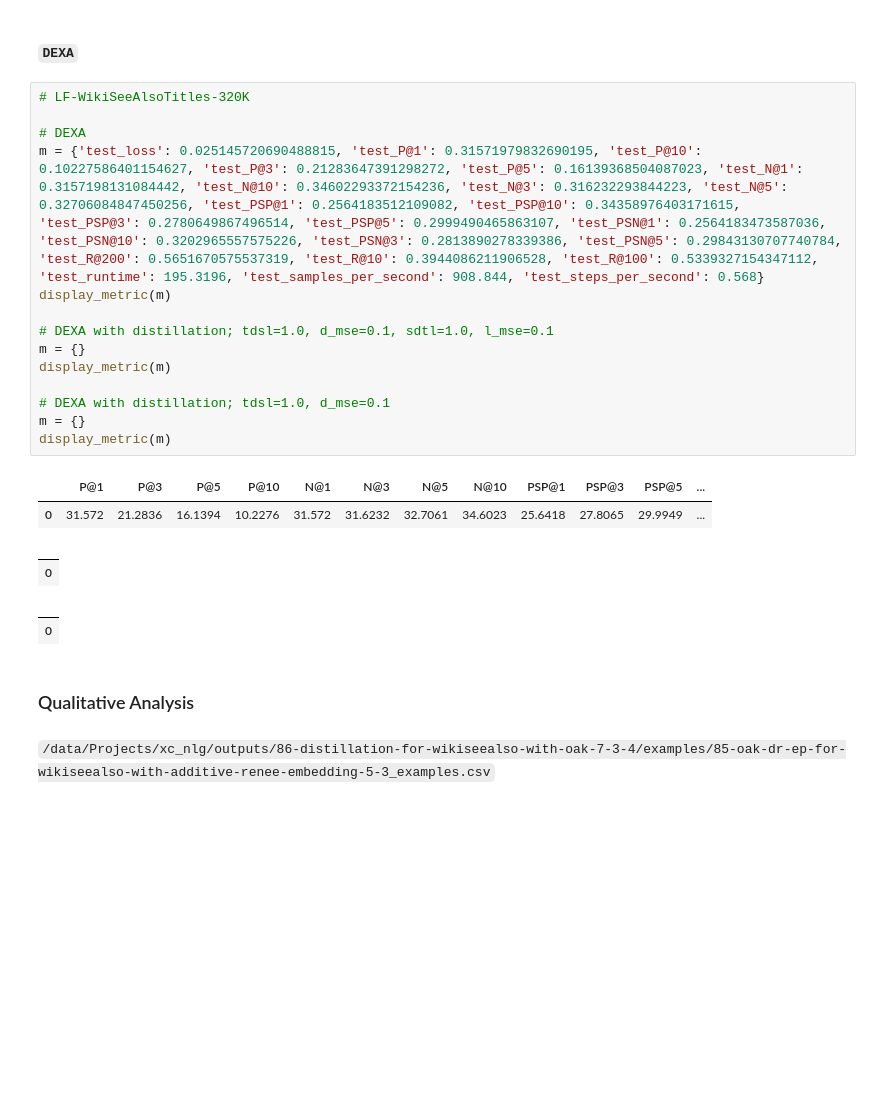
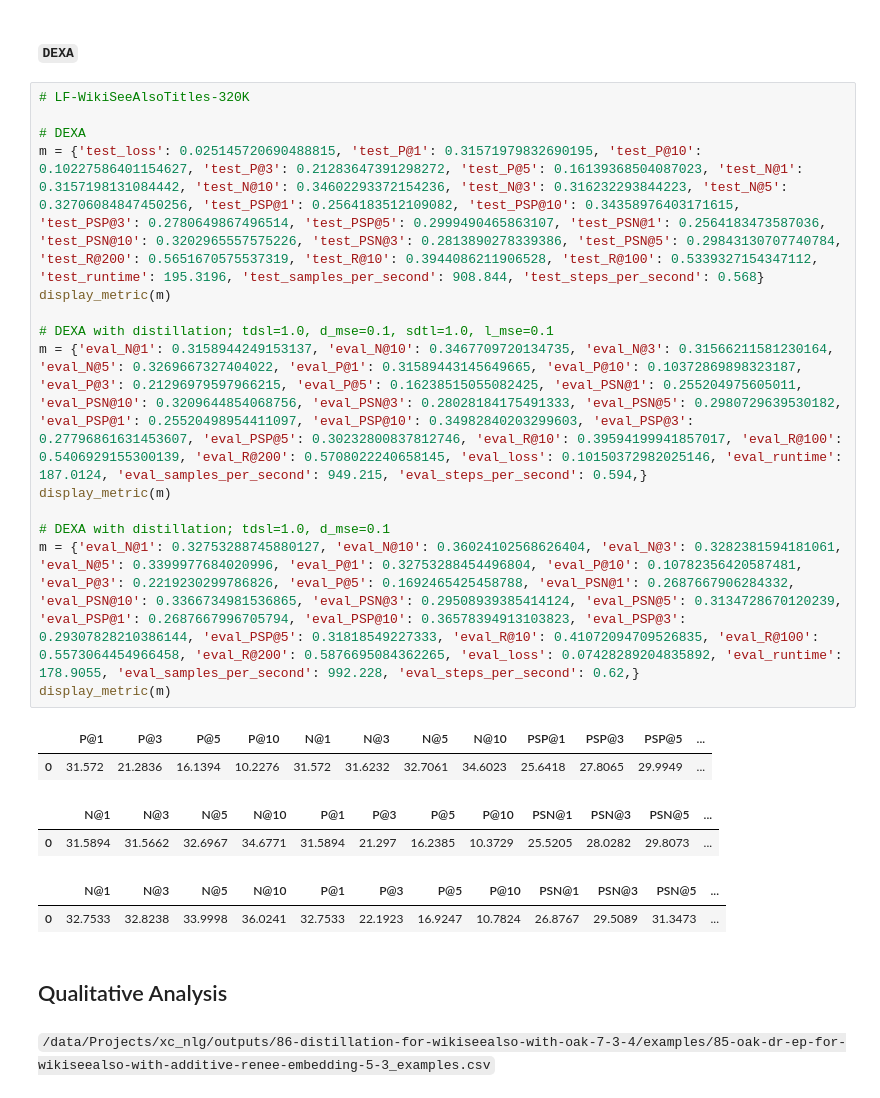
Before and after one commit to suchith720/medic, a Jupyter notebook: nbs/21_experiment-summary.ipynb, the cells around one changed output. Drawn from its saved outputs; the diff is of its cells as text; blank space fills up the shorter version.

Commit message:
oak sampler

```diff
--- a/nbs/21_experiment-summary.ipynb
+++ b/nbs/21_experiment-summary.ipynb
@@ -486,26 +550,26 @@ display_metric(m)
 # %%
 # LF-WikiSeeAlsoTitles-320K
 
 # DEXA
 m = {'test_loss': 0.025145720690488815, 'test_P@1': 0.31571979832690195, 'test_P@10': 0.10227586401154627, 'test_P@3': 0.21283647391298272, 'test_P@5': 0.16139368504087023, 'test_N@1': 0.3157198131084442, 'test_N@10': 0.34602293372154236, 'test_N@3': 0.316232293844223, 'test_N@5': 0.32706084847450256, 'test_PSP@1': 0.2564183512109082, 'test_PSP@10': 0.34358976403171615, 'test_PSP@3': 0.2780649867496514, 'test_PSP@5': 0.2999490465863107, 'test_PSN@1': 0.2564183473587036, 'test_PSN@10': 0.3202965557575226, 'test_PSN@3': 0.2813890278339386, 'test_PSN@5': 0.29843130707740784, 'test_R@200': 0.5651670575537319, 'test_R@10': 0.3944086211906528, 'test_R@100': 0.5339327154347112, 'test_runtime': 195.3196, 'test_samples_per_second': 908.844, 'test_steps_per_second': 0.568}
 display_metric(m)
 
 # DEXA with distillation; tdsl=1.0, d_mse=0.1, sdtl=1.0, l_mse=0.1
-m = {}
+m = {'eval_N@1': 0.3158944249153137, 'eval_N@10': 0.3467709720134735, 'eval_N@3': 0.31566211581230164, 'eval_N@5': 0.3269667327404022, 'eval_P@1': 0.31589443145649665, 'eval_P@10': 0.10372869898323187, 'eval_P@3': 0.21296979597966215, 'eval_P@5': 0.16238515055082425, 'eval_PSN@1': 0.255204975605011, 'eval_PSN@10': 0.3209644854068756, 'eval_PSN@3': 0.28028184175491333, 'eval_PSN@5': 0.2980729639530182, 'eval_PSP@1': 0.25520498954411097, 'eval_PSP@10': 0.34982840203299603, 'eval_PSP@3': 0.27796861631453607, 'eval_PSP@5': 0.30232800837812746, 'eval_R@10': 0.39594199941857017, 'eval_R@100': 0.5406929155300139, 'eval_R@200': 0.5708022240658145, 'eval_loss': 0.10150372982025146, 'eval_runtime': 187.0124, 'eval_samples_per_second': 949.215, 'eval_steps_per_second': 0.594,}
 display_metric(m)
 
 # DEXA with distillation; tdsl=1.0, d_mse=0.1
-m = {}
+m = {'eval_N@1': 0.32753288745880127, 'eval_N@10': 0.36024102568626404, 'eval_N@3': 0.3282381594181061, 'eval_N@5': 0.3399977684020996, 'eval_P@1': 0.32753288454496804, 'eval_P@10': 0.10782356420587481, 'eval_P@3': 0.2219230299786826, 'eval_P@5': 0.1692465425458788, 'eval_PSN@1': 0.2687667906284332, 'eval_PSN@10': 0.3366734981536865, 'eval_PSN@3': 0.29508939385414124, 'eval_PSN@5': 0.3134728670120239, 'eval_PSP@1': 0.2687667996705794, 'eval_PSP@10': 0.36578394913103823, 'eval_PSP@3': 0.29307828210386144, 'eval_PSP@5': 0.31818549227333, 'eval_R@10': 0.41072094709526835, 'eval_R@100': 0.5573064454966458, 'eval_R@200': 0.5876695084362265, 'eval_loss': 0.07428289204835892, 'eval_runtime': 178.9055, 'eval_samples_per_second': 992.228, 'eval_steps_per_second': 0.62,}
 display_metric(m)
 # %% [output]
 |  | P@1 | P@3 | P@5 | P@10 | N@1 | N@3 | N@5 | N@10 | PSP@1 | PSP@3 | PSP@5 | ... |
 | 0 | 31.572 | 21.2836 | 16.1394 | 10.2276 | 31.572 | 31.6232 | 32.7061 | 34.6023 | 25.6418 | 27.8065 | 29.9949 | ... |
-|  |
-| 0 |
+|  | N@1 | N@3 | N@5 | N@10 | P@1 | P@3 | P@5 | P@10 | PSN@1 | PSN@3 | PSN@5 | ... |
+| 0 | 31.5894 | 31.5662 | 32.6967 | 34.6771 | 31.5894 | 21.297 | 16.2385 | 10.3729 | 25.5205 | 28.0282 | 29.8073 | ... |
-|  |
-| 0 |
+|  | N@1 | N@3 | N@5 | N@10 | P@1 | P@3 | P@5 | P@10 | PSN@1 | PSN@3 | PSN@5 | ... |
+| 0 | 32.7533 | 32.8238 | 33.9998 | 36.0241 | 32.7533 | 22.1923 | 16.9247 | 10.7824 | 26.8767 | 29.5089 | 31.3473 | ... |
 # %% [markdown]
-### Qualitative Analysis
+## Qualitative Analysis
 # %% [markdown]
 `/data/Projects/xc_nlg/outputs/86-distillation-for-wikiseealso-with-oak-7-3-4/examples/85-oak-dr-ep-for-wikiseealso-with-additive-renee-embedding-5-3_examples.csv`
 # %%
```
Also changed, not shown: parts of 19 cells of this notebook, 2 other files.
